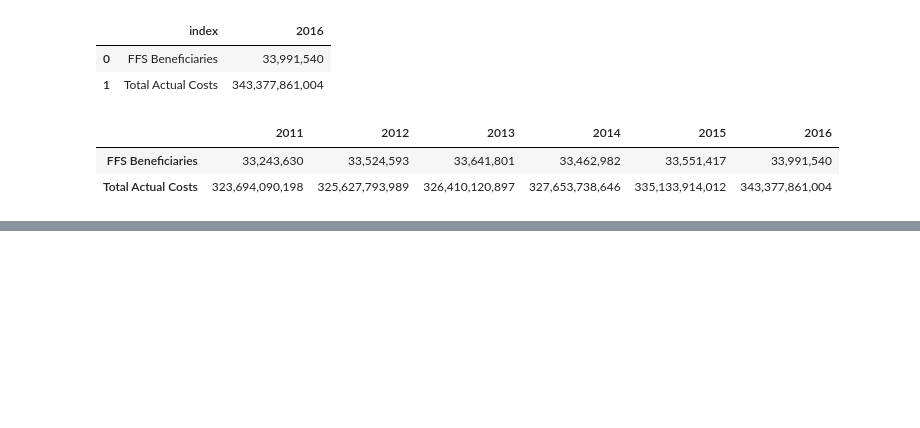
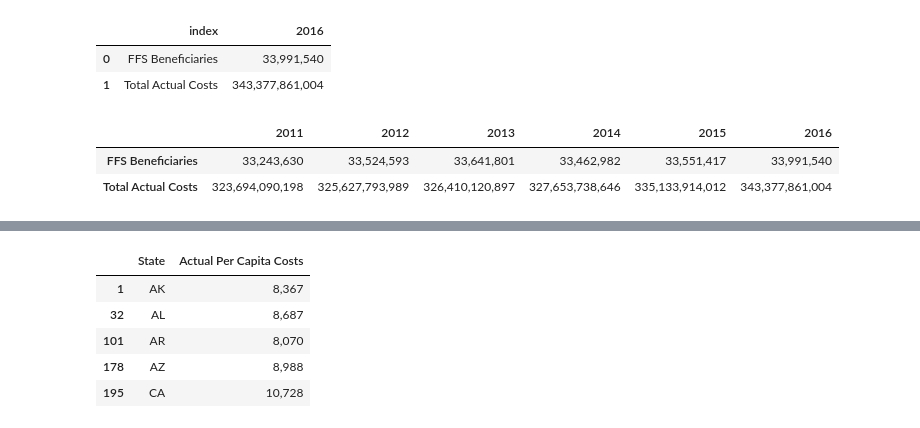
Before and after one commit to Rshn8411/project1, a Jupyter notebook: medicare_information_2011-2016.ipynb, the cells around one changed output, grey strips where cells are left out. Cells and saved outputs as stored; diff of their text form; code cells hidden in the pictures; blank space fills up the shorter version.

```diff
--- a/medicare_information_2011-2016.ipynb
+++ b/medicare_information_2011-2016.ipynb
@@ -531,3 +531,35 @@ medicare_national_costs
 |  | 2011 | 2012 | 2013 | 2014 | 2015 | 2016 |
 | FFS Beneficiaries | 33,243,630 | 33,524,593 | 33,641,801 | 33,462,982 | 33,551,417 | 33,991,540 |
 | Total Actual Costs | 323,694,090,198 | 325,627,793,989 | 326,410,120,897 | 327,653,738,646 | 335,133,914,012 | 343,377,861,004 |
+# %%
+# Cost per Capita data
+
+# 2011 Cost per Capita per state df
+cost_per_capita2011 = medicare_state_data_2011.iloc[:, [0, 19]]
+cost_per_capita2011['Actual Per Capita Costs'] = cost_per_capita2011[
+    'Actual Per Capita Costs'].str.replace(',', '').str.replace('$', '').astype(float)
+
+# 2012 Cost per Capita per state df
+cost_per_capita2012 = medicare_state_data_2012.iloc[:, [0, 19]]
+cost_per_capita2012['Actual Per Capita Costs'] = cost_per_capita2012[
+    'Actual Per Capita Costs'].str.replace(',', '').str.replace('$', '').astype(float)
+
+# 2013 Cost per Capita per state df
+cost_per_capita2013 = medicare_state_data_2013.iloc[:, [0, 19]]
+cost_per_capita2013['Actual Per Capita Costs'] = cost_per_capita2013[
+    'Actual Per Capita Costs'].str.replace(',', '').str.replace('$', '').astype(float)
+
+# 2014 Cost per Capita per state df
+cost_per_capita2014 = medicare_state_data_2014.iloc[:, [0, 19]]
+cost_per_capita2014['Actual Per Capita Costs'] = cost_per_capita2014[
+    'Actual Per Capita Costs'].str.replace(',', '').str.replace('$', '').astype(float)
+
+# 2015 Cost per Capita per state df
+cost_per_capita2015 = medicare_state_data_2015.iloc[:, [0, 19]]
+cost_per_capita2015['Actual Per Capita Costs'] = cost_per_capita2015[
+    'Actual Per Capita Costs'].str.replace(',', '').str.replace('$', '').astype(float)
+
+# 2016 Cost per Capita per state df
+cost_per_capita2016 = medicare_state_data_2016.iloc[:, [0, 19]]
+cost_per_capita2016['Actual Per Capita Costs'] = cost_per_capita2016[
+    'Actual Per Capita Costs'].str.replace(',', '').str.replace('$', '').astype(float)
@@ -533,0 +584,12 @@ medicare_national_costs
+# %%
+# Cost per Capita data
+
+# 2011 Cost per Capita per state df
+cost_per_capita2011.head()
+# %% [output]
+|  | State | Actual Per Capita Costs |
+| 1 | AK | 8,367 |
+| 32 | AL | 8,687 |
+| 101 | AR | 8,070 |
+| 178 | AZ | 8,988 |
+| 195 | CA | 10,728 |
```
Also changed, not shown: parts of 2 cells of this notebook, 3 other files.
